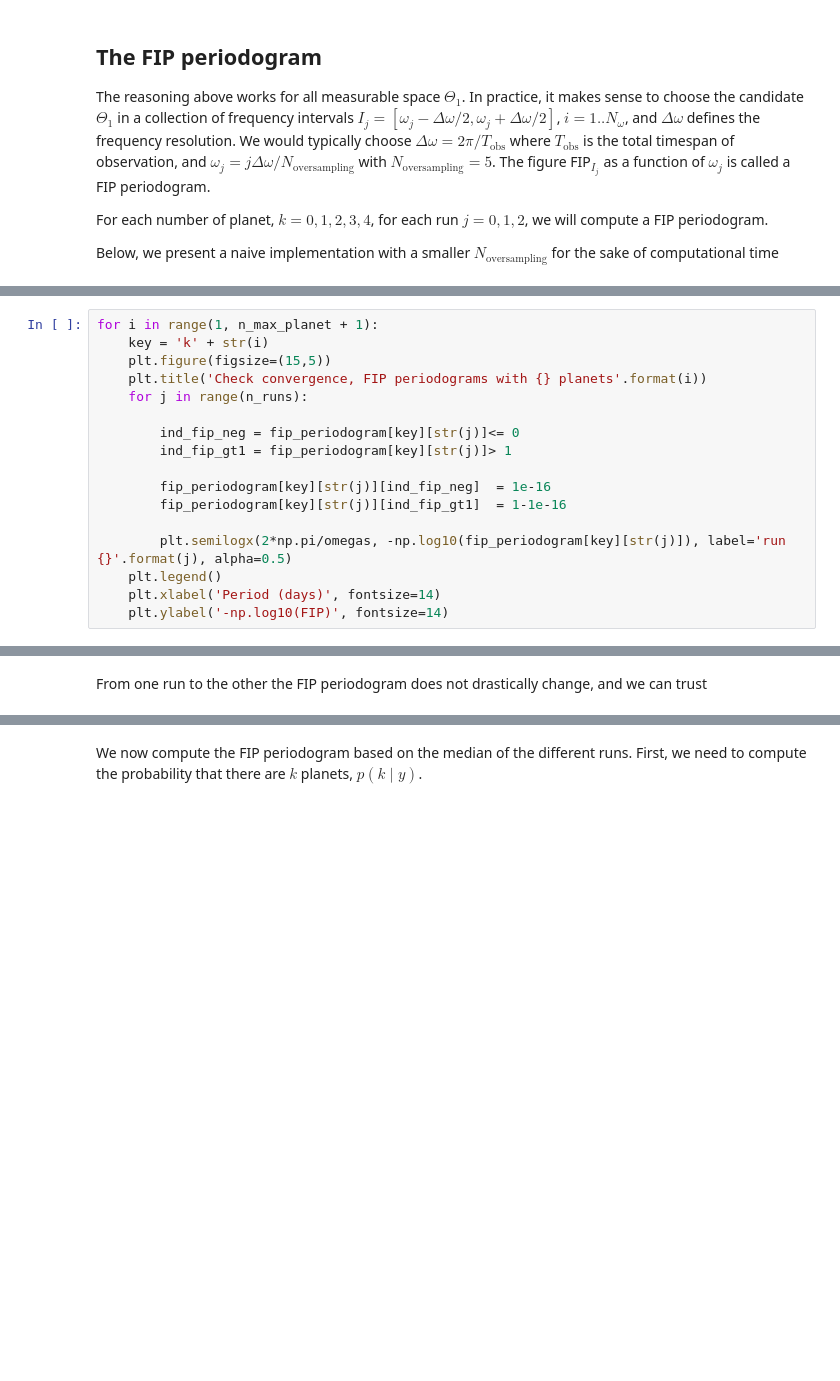
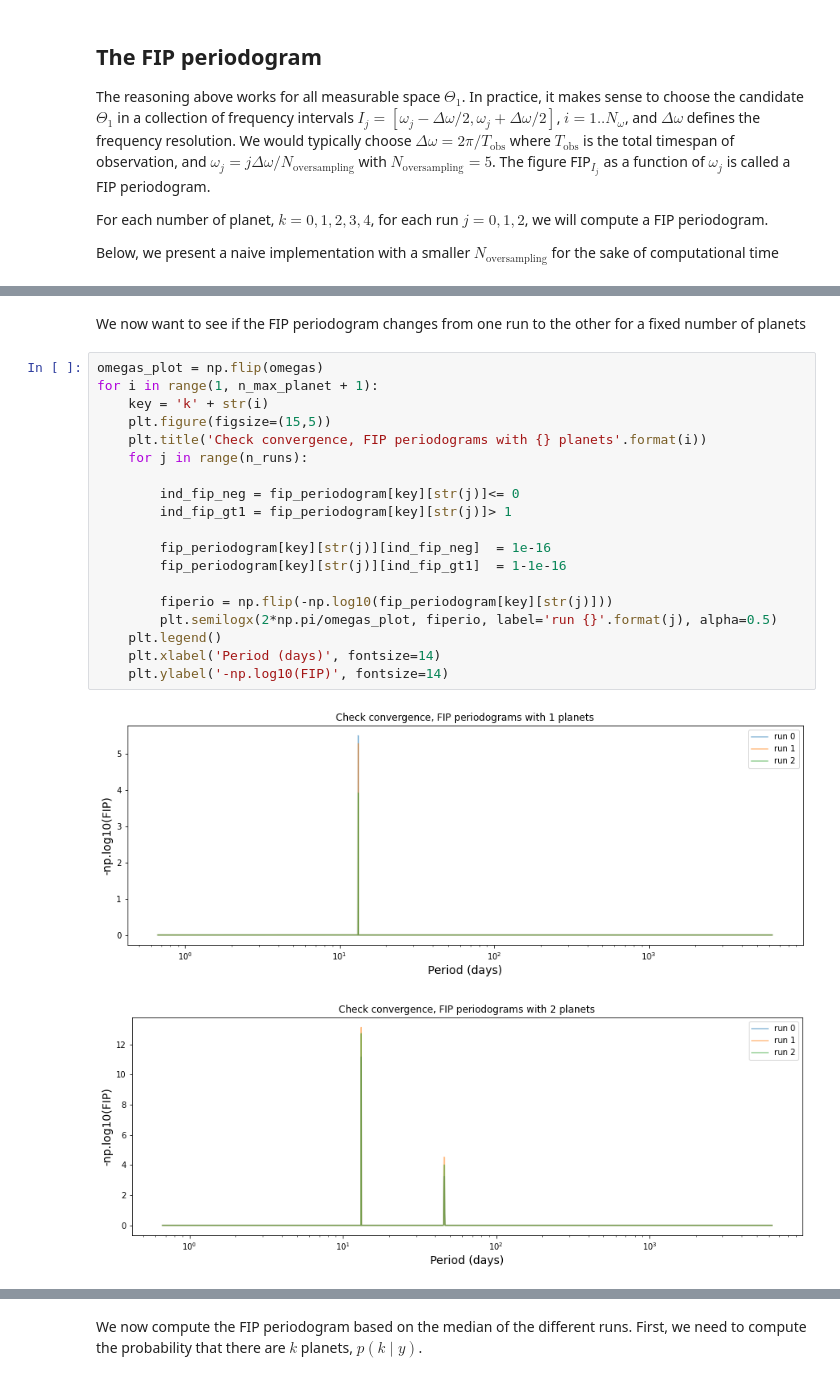
Before and after one commit to nathanchara/FIP, a Jupyter notebook: fip_calculation.ipynb, the cells around one changed output, grey strips where cells are left out. Drawn from its saved outputs; the diff is of its cells as text; blank space fills up the shorter version.

```diff
--- a/fip_calculation.ipynb
+++ b/fip_calculation.ipynb
@@ -254,17 +252,0 @@ We now want to see if the FIP periodogram changes from one run to the other for
-# %%
-for i in range(1, n_max_planet + 1):
-    key = 'k' + str(i)
-    plt.figure(figsize=(15,5))
-    plt.title('Check convergence, FIP periodograms with {} planets'.format(i))
-    for j in range(n_runs):
-
-        ind_fip_neg = fip_periodogram[key][str(j)]<= 0
-        ind_fip_gt1 = fip_periodogram[key][str(j)]> 1
-
-        fip_periodogram[key][str(j)][ind_fip_neg]  = 1e-16
-        fip_periodogram[key][str(j)][ind_fip_gt1]  = 1-1e-16
-
-        plt.semilogx(2*np.pi/omegas, -np.log10(fip_periodogram[key][str(j)]), label='run {}'.format(j), alpha=0.5)
-    plt.legend()
-    plt.xlabel('Period (days)', fontsize=14)
-    plt.ylabel('-np.log10(FIP)', fontsize=14)
@@ -276,2 +253,24 @@ for i in range(1, n_max_planet + 1):
-# %% [markdown]
-From one run to the other the FIP periodogram does not drastically change, and we can trust
+# %% [markdown]
+We now want to see if the FIP periodogram changes from one run to the other for a fixed number of planets
+# %%
+omegas_plot = np.flip(omegas)
+for i in range(1, n_max_planet + 1):
+    key = 'k' + str(i)
+    plt.figure(figsize=(15,5))
+    plt.title('Check convergence, FIP periodograms with {} planets'.format(i))
+    for j in range(n_runs):
+
+        ind_fip_neg = fip_periodogram[key][str(j)]<= 0
+        ind_fip_gt1 = fip_periodogram[key][str(j)]> 1
+
+        fip_periodogram[key][str(j)][ind_fip_neg]  = 1e-16
+        fip_periodogram[key][str(j)][ind_fip_gt1]  = 1-1e-16
+
+        fiperio = np.flip(-np.log10(fip_periodogram[key][str(j)]))
+        plt.semilogx(2*np.pi/omegas_plot, fiperio, label='run {}'.format(j), alpha=0.5)
+    plt.legend()
+    plt.xlabel('Period (days)', fontsize=14)
+    plt.ylabel('-np.log10(FIP)', fontsize=14)
+# %% [output]
+[figure, added]
+[figure, added]
```
Also changed, not shown: parts of 11 cells of this notebook.
